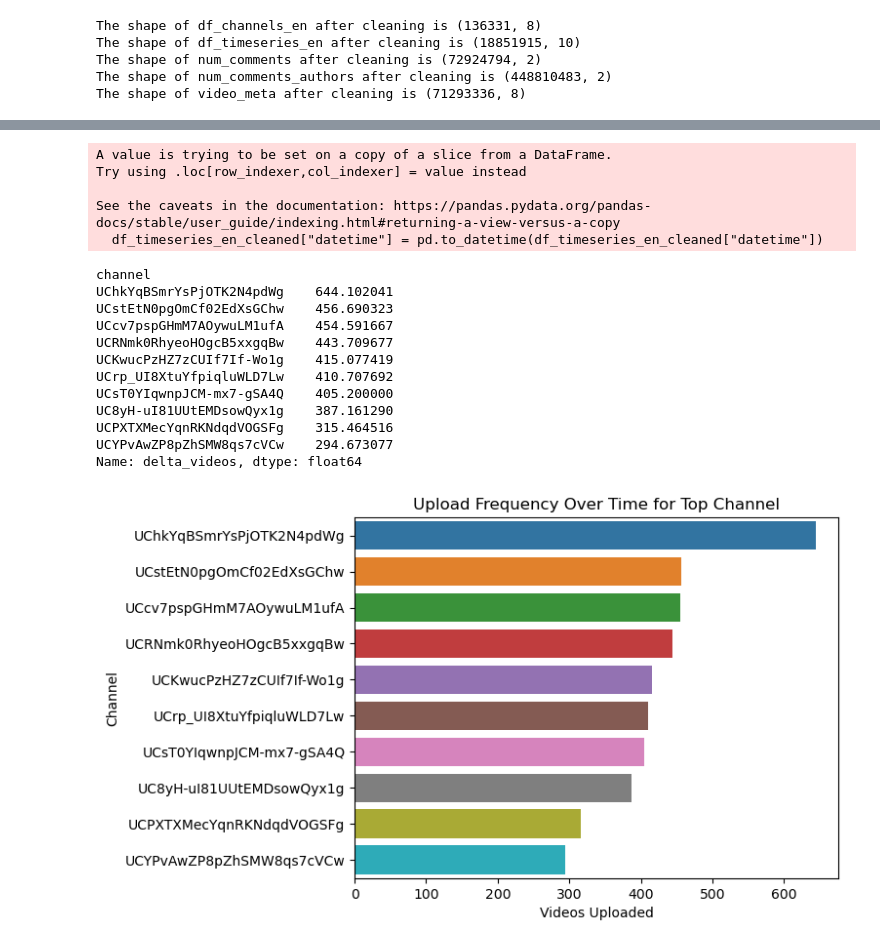
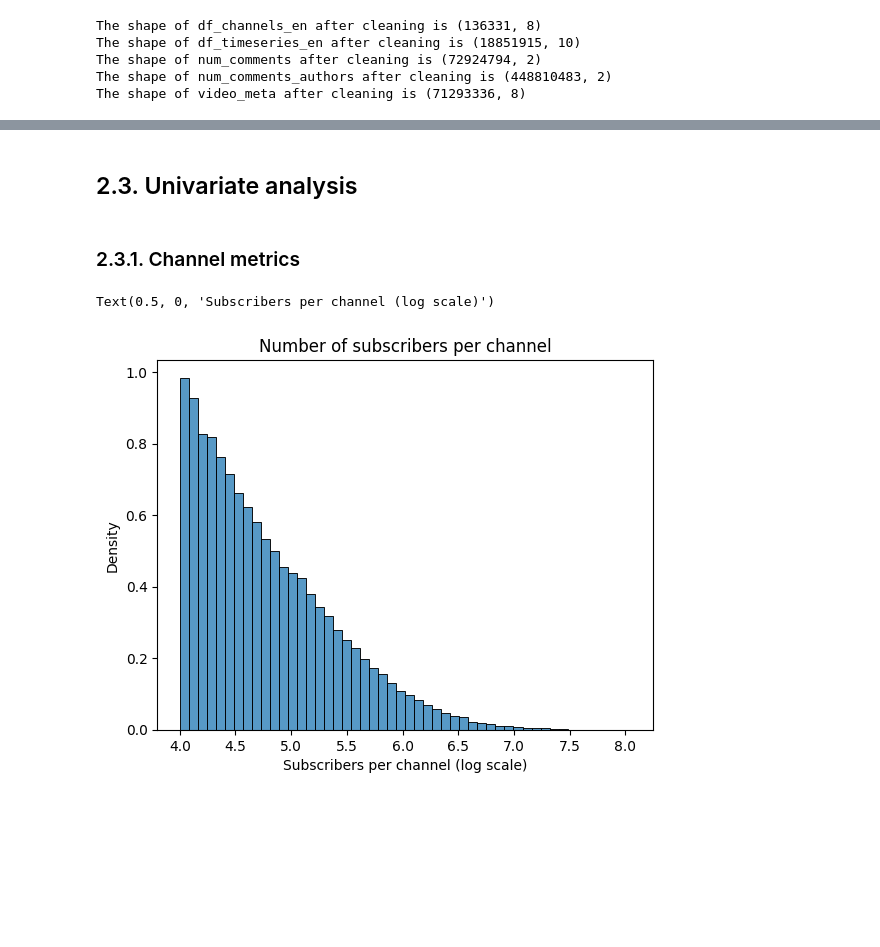
Before and after one commit to epfl-ada/ada-2024-project-panada, a Jupyter notebook: results.ipynb, the cells around one changed output, grey strips where cells are left out. Drawn from its saved outputs; the diff is of its cells as text; code cells hidden in the pictures; blank space fills up the shorter version.

Commit message:
initial descriptive analysis

```diff
--- a/results.ipynb
+++ b/results.ipynb
@@ -112,3 +108,5 @@ data_path = "C:/Users/koami/OneDrive/Desktop/Master3/ADA/2024/youniverse_data/"
+# %%
+data_path = "/Users/mac/Desktop/ada-2024-project-panada/data/"
 # %%
 #Channel data en
 df_channels_en = pd.read_csv(os.path.join(data_path, "df_channels_en.tsv.gz"), compression="infer", sep="\t")
@@ -310,0 +245,2 @@ In general the extent of missing values is not too high (max 4.5%), we can see t
+# %%
+df_channels_en["join_date"] = pd.to_datetime(df_channels_en["join_date"])
@@ -377,34 +667,13 @@ The shape of video_meta after cleaning is (71293336, 8)
-# %%
-# Upload frequency
-df_timeseries_en_cleaned["datetime"] = pd.to_datetime(df_timeseries_en_cleaned["datetime"])
-# Calculate average weekly uploads for each channel
-# Note Koami: I am not sure if this is the correct way to calculate the upload frequency. Need to check this !!!!
-channel_uploads = df_timeseries_en_cleaned.groupby('channel')['delta_videos'].mean().sort_values(ascending=False)
-# Get top N channels
-top_n_channels = 10
-top_channels = channel_uploads.head(top_n_channels)
-print(top_channels)
-sns.barplot(x=top_channels.values, y=top_channels.index)
-plt.title(f'Upload Frequency Over Time for Top Channel')
-plt.xlabel('Videos Uploaded')
-plt.ylabel('Channel')
-plt.show()
-# %% [output]
-A value is trying to be set on a copy of a slice from a DataFrame.
-Try using .loc[row_indexer,col_indexer] = value instead
-
-See the caveats in the documentation: https://pandas.pydata.org/pandas-docs/stable/user_guide/indexing.html#returning-a-view-versus-a-copy
-  df_timeseries_en_cleaned["datetime"] = pd.to_datetime(df_timeseries_en_cleaned["datetime"])
-channel
-UChkYqBSmrYsPjOTK2N4pdWg    644.102041
-UCstEtN0pgOmCf02EdXsGChw    456.690323
-UCcv7pspGHmM7AOywuLM1ufA    454.591667
-UCRNmk0RhyeoHOgcB5xxgqBw    443.709677
-UCKwucPzHZ7zCUIf7If-Wo1g    415.077419
-UCrp_UI8XtuYfpiqluWLD7Lw    410.707692
-UCsT0YIqwnpJCM-mx7-gSA4Q    405.200000
-UC8yH-uI81UUtEMDsowQyx1g    387.161290
-UCPXTXMecYqnRKNdqdVOGSFg    315.464516
-UCYPvAwZP8pZhSMW8qs7cVCw    294.673077
-Name: delta_videos, dtype: float64
-[figure, removed]
+# %% [markdown]
+## 2.3. Univariate analysis
+# %% [markdown]
+### 2.3.1. Channel metrics
+# %%
+#  Subscriber distribution
+num_subs_cc = np.log10(df_channels_en_cleaned["subscribers_cc"])
+sns.histplot(num_subs_cc, stat = "density", kde=False, bins = 50,)
+plt.title("Number of subscribers per channel")
+plt.xlabel("Subscribers per channel (log scale)")
+# %% [output]
+Text(0.5, 0, 'Subscribers per channel (log scale)')
+[figure, added]
```
Also changed, not shown: parts of 99 cells of this notebook.
